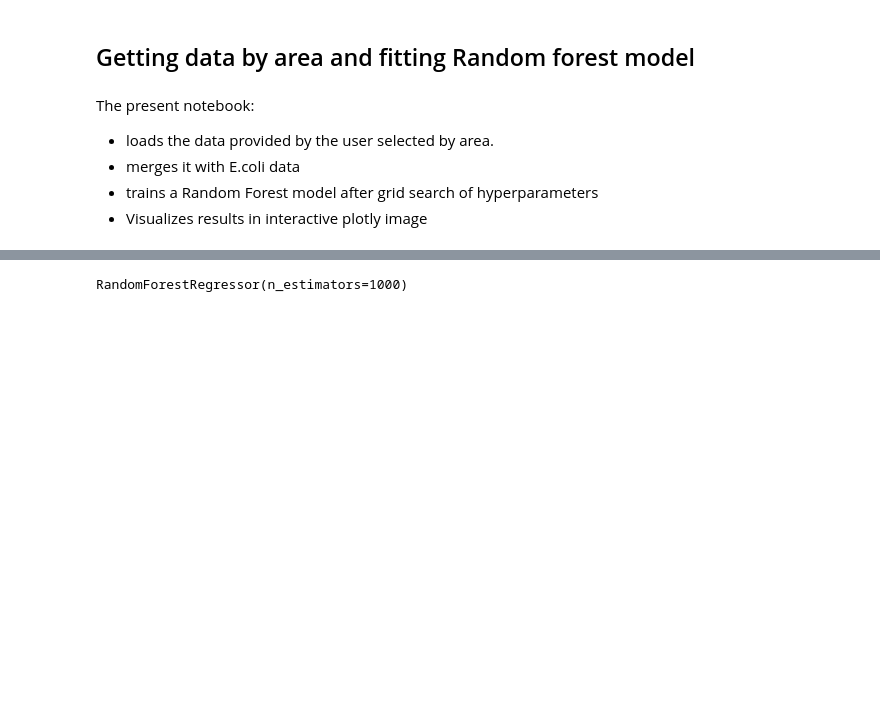
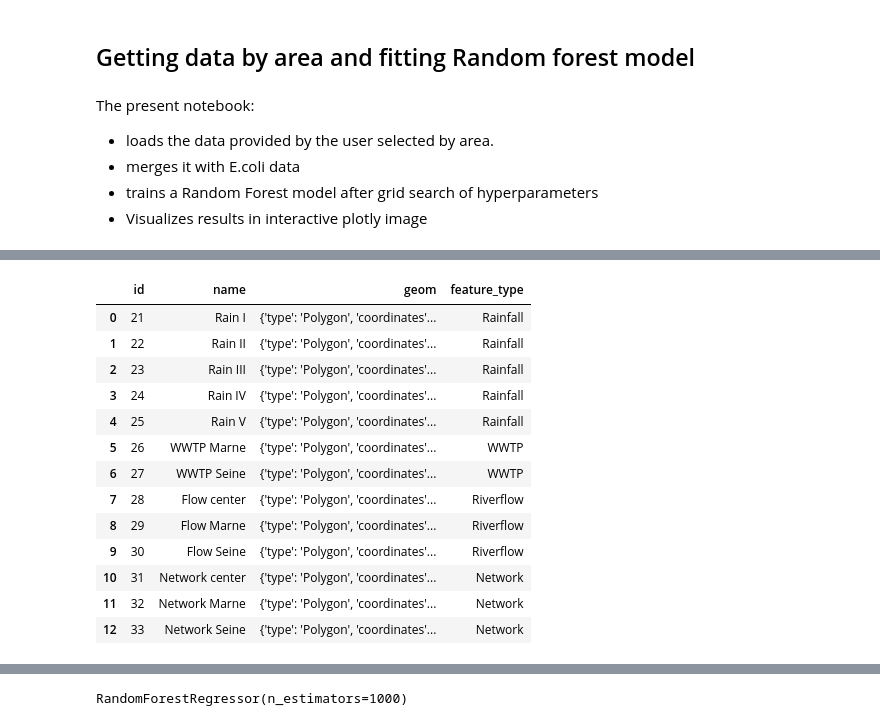
Before and after one commit to mrustl/plattform, a Jupyter notebook: test_area_select.ipynb, the cells around one changed output, grey strips where cells are left out. Cells and saved outputs as stored; diff of their text form; code cells hidden in the pictures; blank space fills up the shorter version.

```diff
--- a/test_area_select.ipynb
+++ b/test_area_select.ipynb
@@ -32,5 +32,22 @@ PredictionModel.objects.all()
 # %%
 areas = read_frame(model.area.all())
+# %%
+areas
+# %% [output]
+|  | id | name | geom | feature_type |
+| 0 | 21 | Rain I | {'type': 'Polygon', 'coordinates'... | Rainfall |
+| 1 | 22 | Rain II | {'type': 'Polygon', 'coordinates'... | Rainfall |
+| 2 | 23 | Rain III | {'type': 'Polygon', 'coordinates'... | Rainfall |
+| 3 | 24 | Rain IV | {'type': 'Polygon', 'coordinates'... | Rainfall |
+| 4 | 25 | Rain V | {'type': 'Polygon', 'coordinates'... | Rainfall |
+| 5 | 26 | WWTP Marne | {'type': 'Polygon', 'coordinates'... | WWTP |
+| 6 | 27 | WWTP Seine | {'type': 'Polygon', 'coordinates'... | WWTP |
+| 7 | 28 | Flow center | {'type': 'Polygon', 'coordinates'... | Riverflow |
+| 8 | 29 | Flow Marne | {'type': 'Polygon', 'coordinates'... | Riverflow |
+| 9 | 30 | Flow Seine | {'type': 'Polygon', 'coordinates'... | Riverflow |
+| 10 | 31 | Network center | {'type': 'Polygon', 'coordinates'... | Network |
+| 11 | 32 | Network Marne | {'type': 'Polygon', 'coordinates'... | Network |
+| 12 | 33 | Network Seine | {'type': 'Polygon', 'coordinates'... | Network |
 # %%
 areavars = []
 for index1, row1 in areas.iterrows():
```
Also changed, not shown: parts of 31 cells of this notebook, 4 other files.
